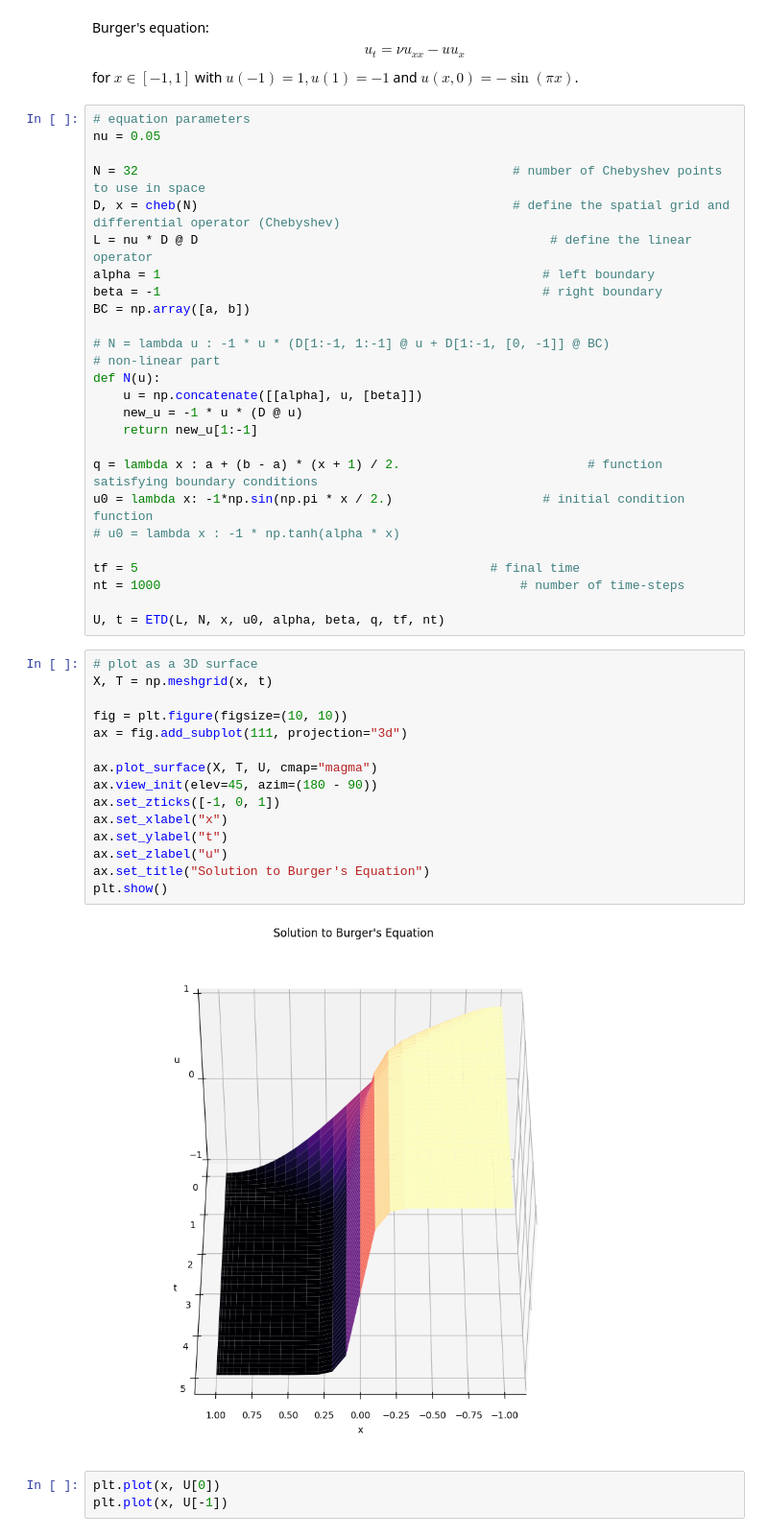
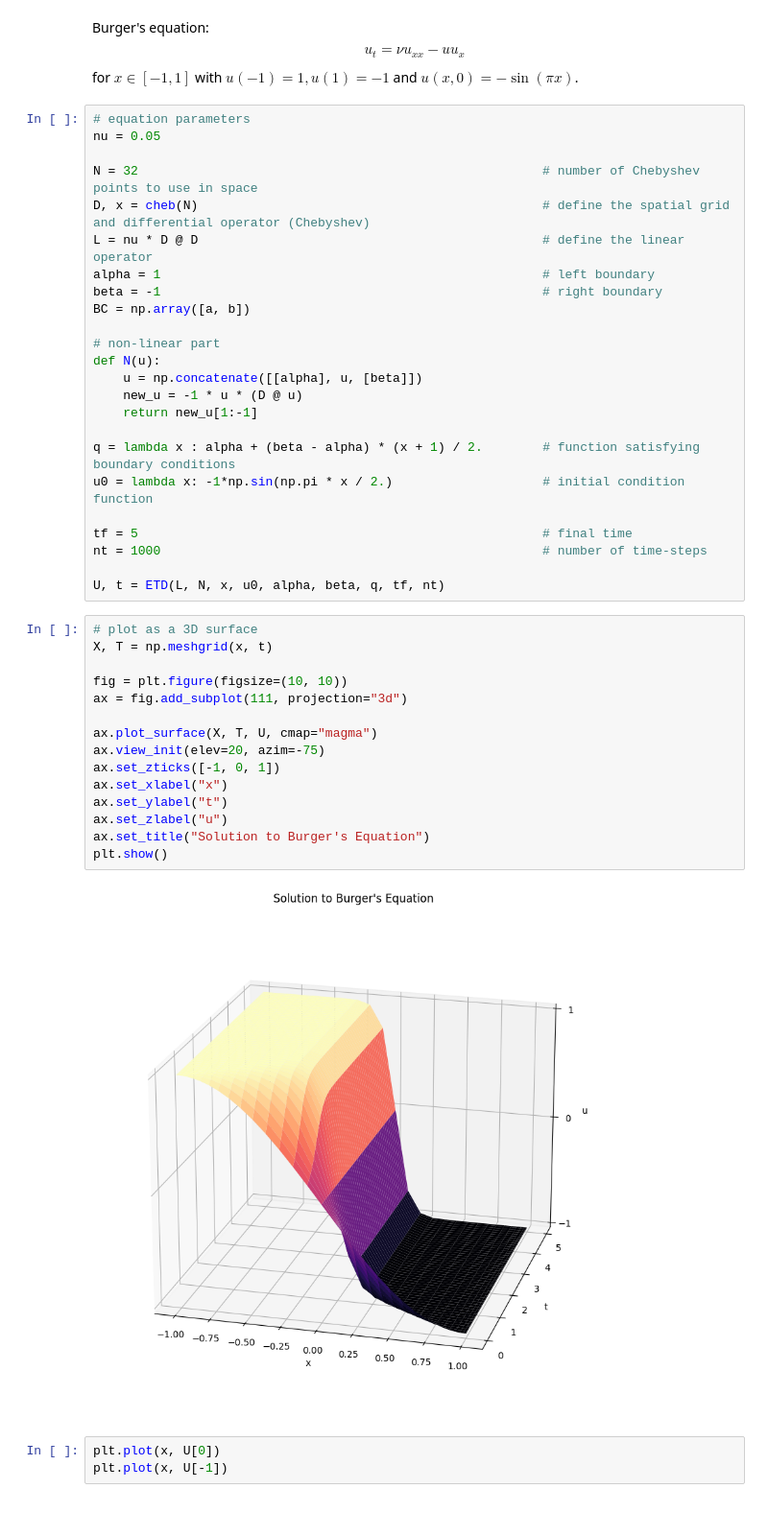
Before and after one commit to tiaraedd/Exponential_Time_Differencing, a Jupyter notebook: examples/generalized_ETD.ipynb, the cells around one changed output. Shown at 96% size. Drawn from its saved outputs; the diff is of its cells as text.

```diff
--- a/examples/generalized_ETD.ipynb
+++ b/examples/generalized_ETD.ipynb
@@ -204,44 +204,43 @@ for $x \in [-1, 1]$ with $u(-1) = 1, u(1) = -1$ and $u(x, 0) = -\sin{(\pi x)}$.
 # equation parameters
 nu = 0.05
 
-N = 32                                                  # number of Chebyshev points to use in space
-D, x = cheb(N)                                          # define the spatial grid and differential operator (Chebyshev)
-L = nu * D @ D                                               # define the linear operator
+N = 32                                                      # number of Chebyshev points to use in space
+D, x = cheb(N)                                              # define the spatial grid and differential operator (Chebyshev)
+L = nu * D @ D                                              # define the linear operator
 alpha = 1                                                   # left boundary
 beta = -1                                                   # right boundary
 BC = np.array([a, b])
 
-# N = lambda u : -1 * u * (D[1:-1, 1:-1] @ u + D[1:-1, [0, -1]] @ BC)                         # non-linear part
+# non-linear part
 def N(u):
     u = np.concatenate([[alpha], u, [beta]])
     new_u = -1 * u * (D @ u)
     return new_u[1:-1]
 
-q = lambda x : a + (b - a) * (x + 1) / 2.                         # function satisfying boundary conditions
+q = lambda x : alpha + (beta - alpha) * (x + 1) / 2.        # function satisfying boundary conditions
 u0 = lambda x: -1*np.sin(np.pi * x / 2.)                    # initial condition function
-# u0 = lambda x : -1 * np.tanh(alpha * x)
 
-tf = 5                                               # final time
-nt = 1000                                                # number of time-steps
+tf = 5                                                      # final time
+nt = 1000                                                   # number of time-steps
 
 U, t = ETD(L, N, x, u0, alpha, beta, q, tf, nt)
 # %%
 # plot as a 3D surface
 X, T = np.meshgrid(x, t)
 
 fig = plt.figure(figsize=(10, 10))
 ax = fig.add_subplot(111, projection="3d")
 
 ax.plot_surface(X, T, U, cmap="magma")
-ax.view_init(elev=45, azim=(180 - 90))
+ax.view_init(elev=20, azim=-75)
 ax.set_zticks([-1, 0, 1])
 ax.set_xlabel("x")
 ax.set_ylabel("t")
 ax.set_zlabel("u")
 ax.set_title("Solution to Burger's Equation")
 plt.show()
 # %% [output]
-[figure, old version]
+[figure, new version]
 # %%
 plt.plot(x, U[0])
 plt.plot(x, U[-1])
```
Also changed, not shown: parts of 4 cells of this notebook, 3 other files.
